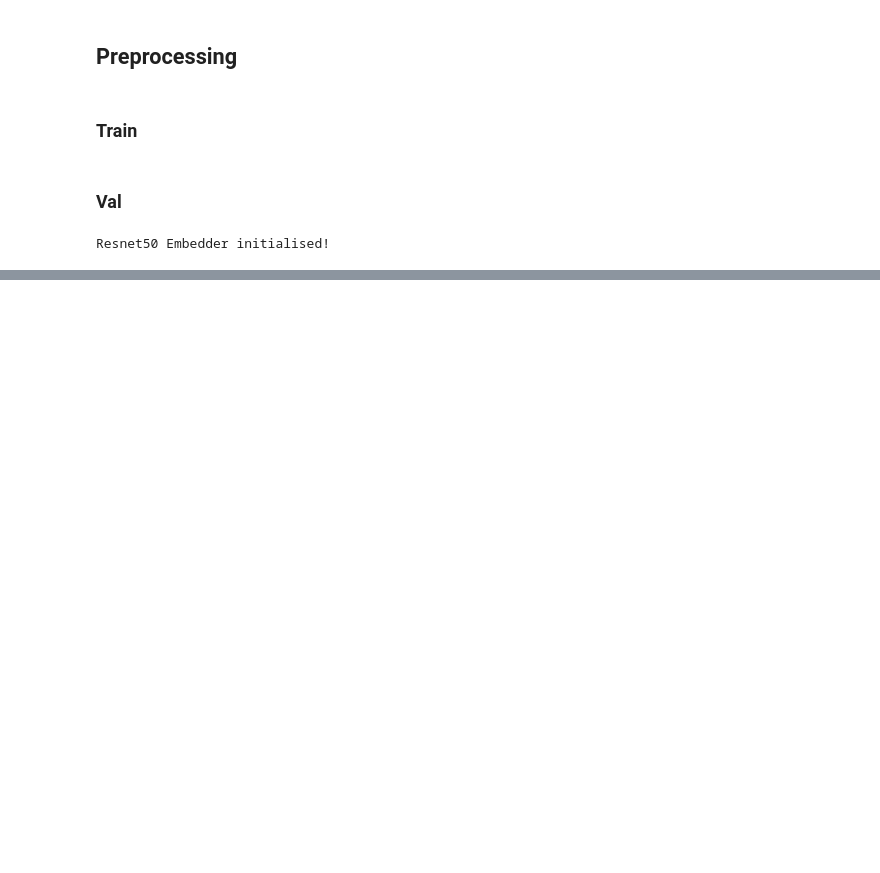
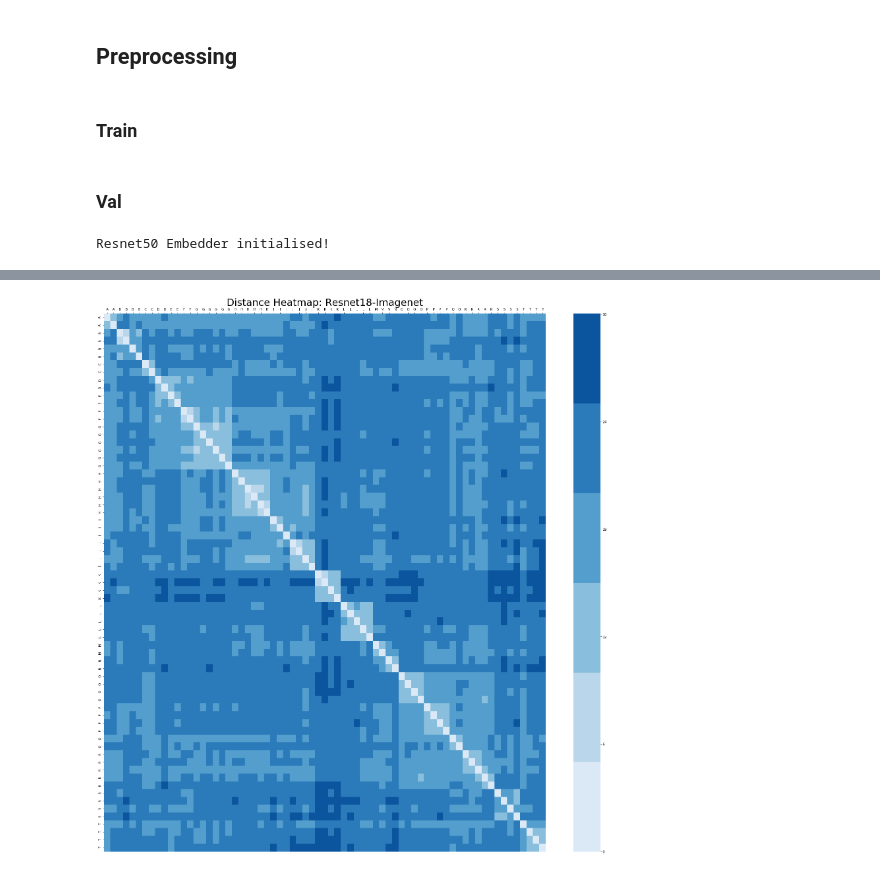
Before and after one commit to levan92/roomid, a Jupyter notebook: explore.ipynb, the cells around one changed output, grey strips where cells are left out. Saved outputs shown, nothing was run; the diff lists cells and outputs as text; code cells hidden in the pictures; blank space fills up the shorter version.

```diff
--- a/explore.ipynb
+++ b/explore.ipynb
@@ -240,0 +368,7 @@ BdbQuit:
+# %%
+embedding_pairs = []
+for i, Xy in enumerate(dataloader):
+    X, y = Xy
+    embs = resmodel.forward(X)
+    for i, label in enumerate(y):
+        embedding_pairs.append((label, embs[i,].flatten()))
@@ -240,0 +388,10 @@ BdbQuit:
+# %%
+import matplotlib.pyplot as plt
+context = 'Resnet18-Imagenet'
+plt.figure(figsize = (30,30))
+heat_map = seaborn.heatmap(dist_mat, xticklabels=new_labels, yticklabels=new_labels, cmap=seaborn.color_palette("Blues"))
+heat_map.xaxis.set_ticks_position('top')
+heat_map.set_title('Distance Heatmap: {}'.format(context), fontsize=30)
+heat_map.figure.savefig('dist_mat_{}.png'.format(context))
+# %% [output]
+[figure, added]
```
Also changed, not shown: parts of 32 cells of this notebook.
